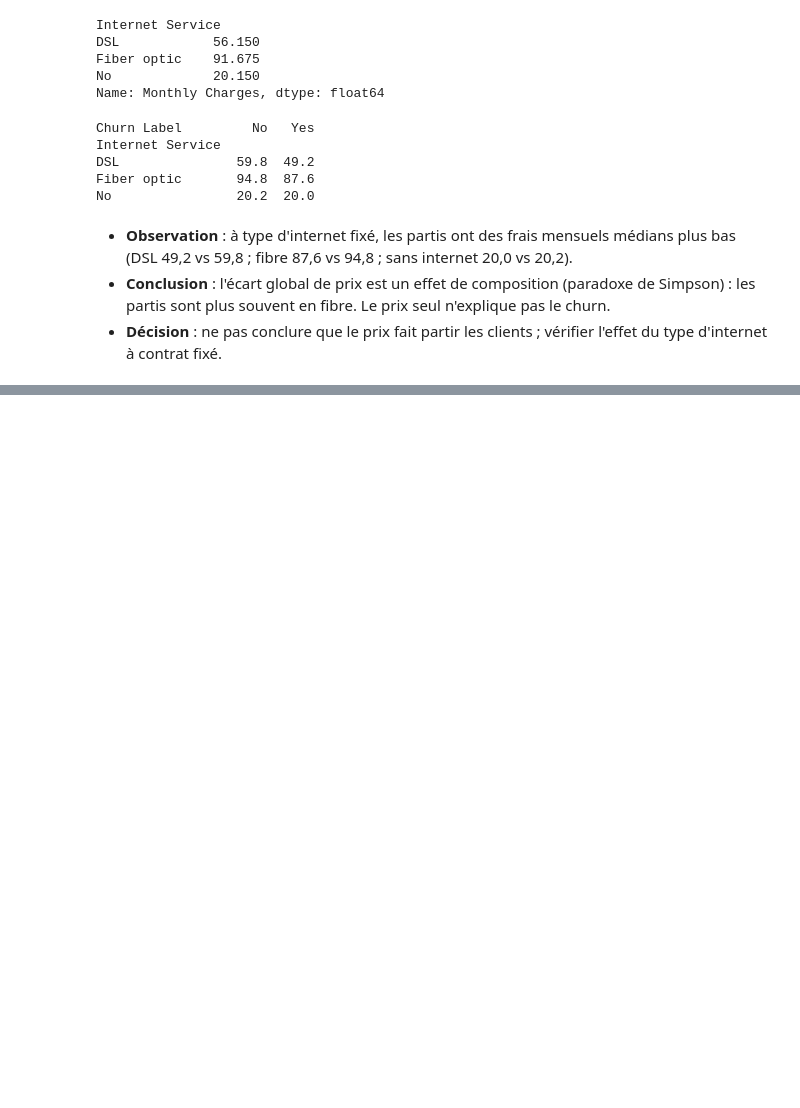
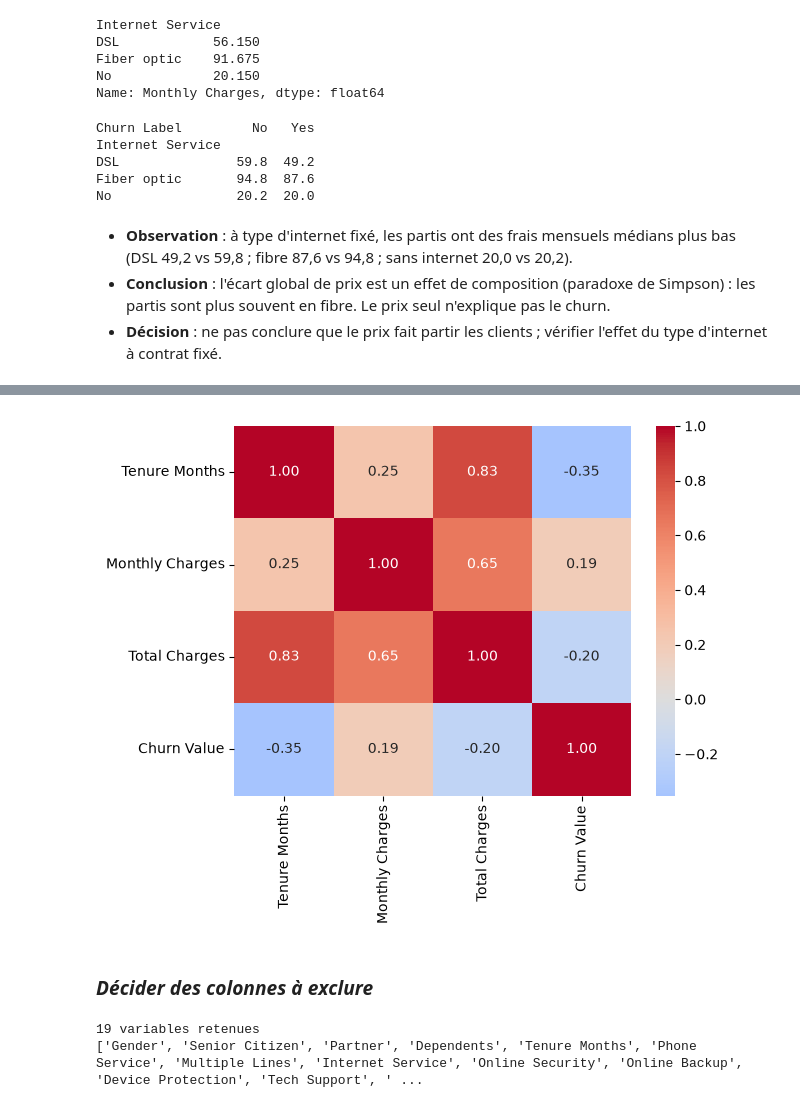
Before and after one commit to hassnalahdili/churn-prediction, a Jupyter notebook: notebooks/01_eda.ipynb, the cells around one changed output, grey strips where cells are left out. Saved outputs shown, nothing was run; the diff lists cells and outputs as text; code cells hidden in the pictures; blank space fills up the shorter version.

```diff
--- a/notebooks/01_eda.ipynb
+++ b/notebooks/01_eda.ipynb
@@ -190,0 +211,20 @@ No                20.2  20.0
+# %%
+corr = df[num_cols + ["Churn Value"]].corr()
+sns.heatmap(corr, annot=True, cmap="coolwarm",center=0, fmt = ".2f")
+plt.show()
+# %% [output]
+[figure, added]
+# %% [markdown]
+### ***Décider des colonnes à exclure***
+# %%
+leakage = ["Churn Label", "Churn Value", "Churn Score", "CLTV", "Churn Reason"]
+useless = ["CustomerID", "Count", "Country", "State", "City",
+           "Zip Code", "Lat Long", "Latitude", "Longitude"]
+
+target = "Churn Value"
+features = [c for c in df.columns if c not in leakage + useless + ["tenure_group"]]
+print(len(features), "variables retenues")
+print(features)
+# %% [output]
+19 variables retenues
+['Gender', 'Senior Citizen', 'Partner', 'Dependents', 'Tenure Months', 'Phone Service', 'Multiple Lines', 'Internet Service', 'Online Security', 'Online Backup', 'Device Protection', 'Tech Support', ' ...
```
Also changed, not shown: parts of 5 cells of this notebook, 3 other files.
